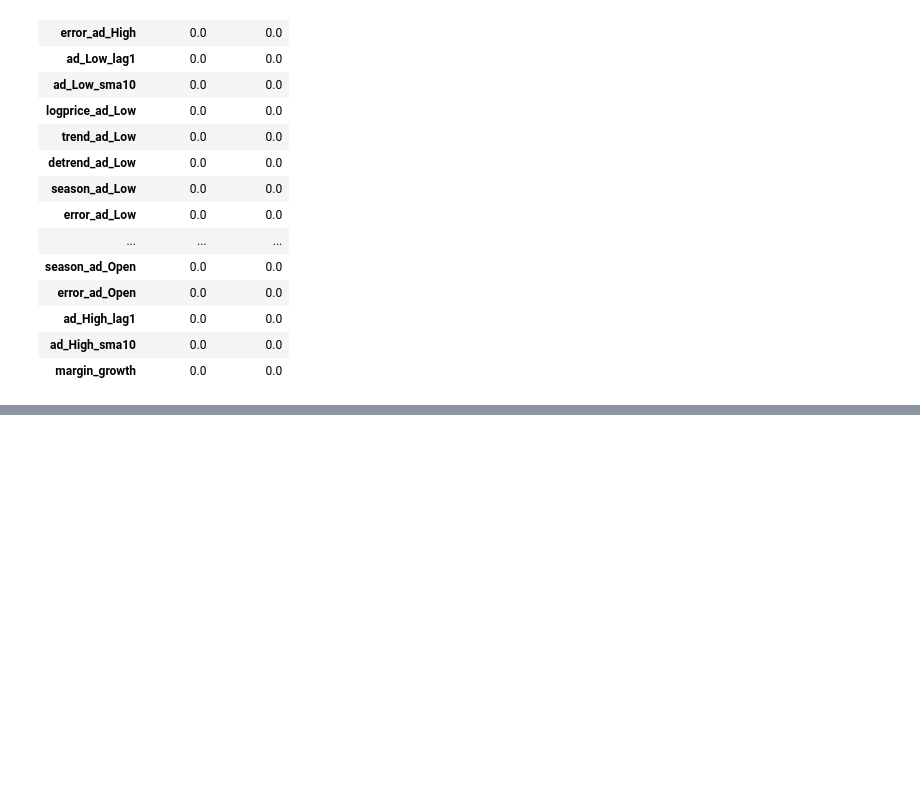
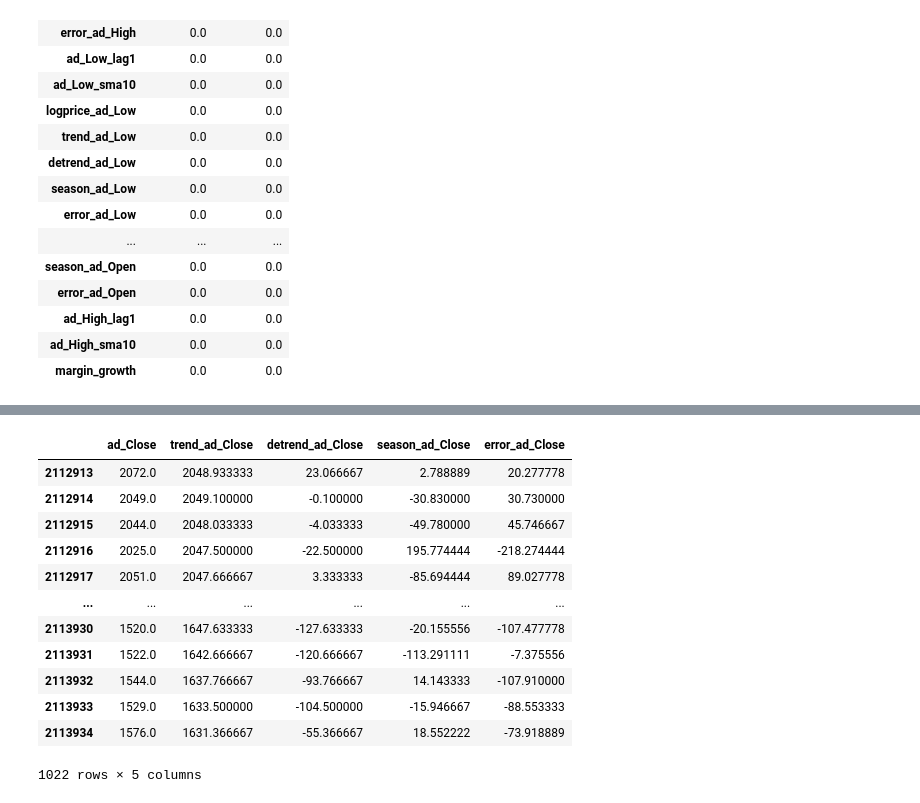
Before and after one commit to valentina-bec/tokyo-stock-exchange, a Jupyter notebook: preprocessing.ipynb, the cells around one changed output, grey strips where cells are left out. Drawn from its saved outputs; the diff is of its cells as text; code cells hidden in the pictures; blank space fills up the shorter version.

```diff
--- a/preprocessing.ipynb
+++ b/preprocessing.ipynb
@@ -645,0 +716,17 @@ Index(['RowId', 'Date', 'SecuritiesCode', 'ExpectedDividend',
+# %%
+features = ['ad_Close', 'trend_ad_Close','detrend_ad_Close','season_ad_Close' ,'error_ad_Close']
+df_season[features][100:]
+# %% [output]
+|  | ad_Close | trend_ad_Close | detrend_ad_Close | season_ad_Close | error_ad_Close |
+| 2112913 | 2072.0 | 2048.933333 | 23.066667 | 2.788889 | 20.277778 |
+| 2112914 | 2049.0 | 2049.100000 | -0.100000 | -30.830000 | 30.730000 |
+| 2112915 | 2044.0 | 2048.033333 | -4.033333 | -49.780000 | 45.746667 |
+| 2112916 | 2025.0 | 2047.500000 | -22.500000 | 195.774444 | -218.274444 |
+| 2112917 | 2051.0 | 2047.666667 | 3.333333 | -85.694444 | 89.027778 |
+| ... | ... | ... | ... | ... | ... |
+| 2113930 | 1520.0 | 1647.633333 | -127.633333 | -20.155556 | -107.477778 |
+| 2113931 | 1522.0 | 1642.666667 | -120.666667 | -113.291111 | -7.375556 |
+| 2113932 | 1544.0 | 1637.766667 | -93.766667 | 14.143333 | -107.910000 |
+| 2113933 | 1529.0 | 1633.500000 | -104.500000 | -15.946667 | -88.553333 |
+| 2113934 | 1576.0 | 1631.366667 | -55.366667 | 18.552222 | -73.918889 |
+1022 rows × 5 columns
```
Also changed, not shown: parts of 8 cells of this notebook, 1 other file.
